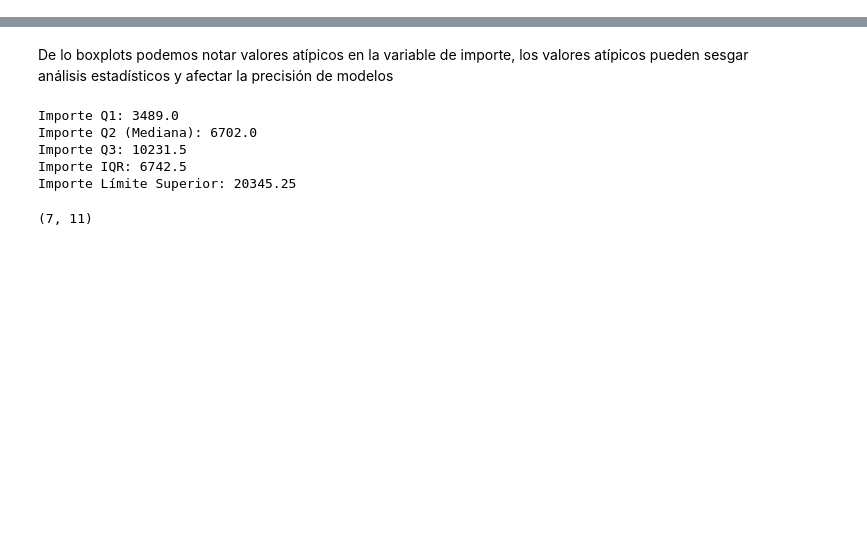
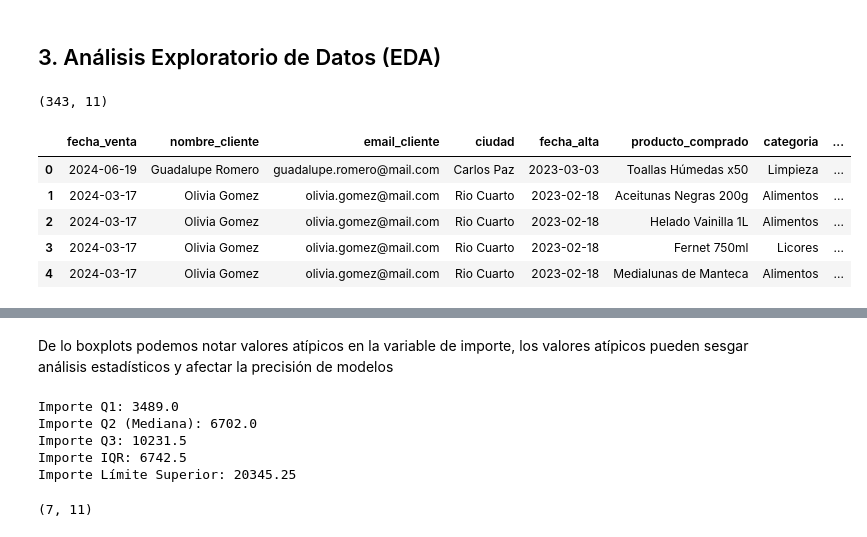
Before and after one commit to jperez-xcvi/guayerd_ia, a Jupyter notebook: aurelion.ipynb, the cells around one changed output, grey strips where cells are left out. Drawn from its saved outputs; the diff is of its cells as text; code cells hidden in the pictures; blank space fills up the shorter version.

```diff
--- a/aurelion.ipynb
+++ b/aurelion.ipynb
@@ -248,0 +40,17 @@ for col in numeric.columns:
+# %% [markdown]
+## 3. Análisis Exploratorio de Datos (EDA)
+# %%
+#Forma del dataset
+df_aurelion.shape
+# %% [output]
+(343, 11)
+# %%
+#Visualización del dataframe
+df_aurelion.head()
+# %% [output]
+|  | fecha_venta | nombre_cliente | email_cliente | ciudad | fecha_alta | producto_comprado | categoria | ... |
+| 0 | 2024-06-19 | Guadalupe Romero | guadalupe.romero@mail.com | Carlos Paz | 2023-03-03 | Toallas Húmedas x50 | Limpieza | ... |
+| 1 | 2024-03-17 | Olivia Gomez | olivia.gomez@mail.com | Rio Cuarto | 2023-02-18 | Aceitunas Negras 200g | Alimentos | ... |
+| 2 | 2024-03-17 | Olivia Gomez | olivia.gomez@mail.com | Rio Cuarto | 2023-02-18 | Helado Vainilla 1L | Alimentos | ... |
+| 3 | 2024-03-17 | Olivia Gomez | olivia.gomez@mail.com | Rio Cuarto | 2023-02-18 | Fernet 750ml | Licores | ... |
+| 4 | 2024-03-17 | Olivia Gomez | olivia.gomez@mail.com | Rio Cuarto | 2023-02-18 | Medialunas de Manteca | Alimentos | ... |
```
Also changed, not shown: parts of 68 cells of this notebook, 1 other file.
